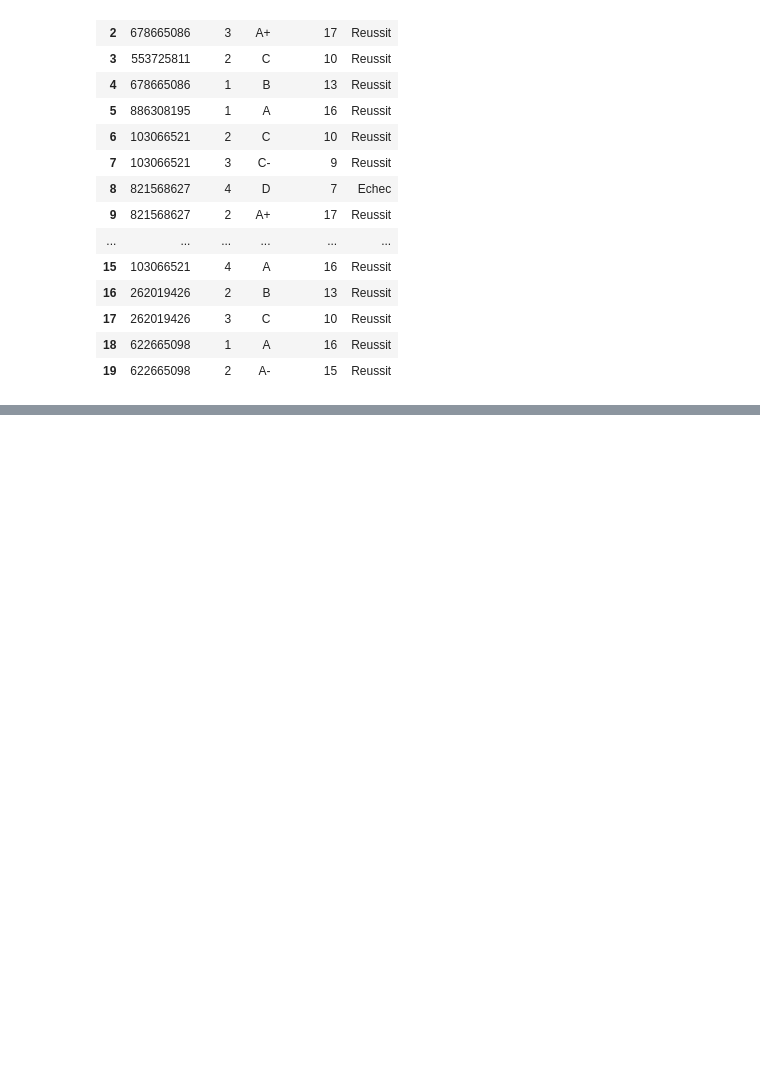
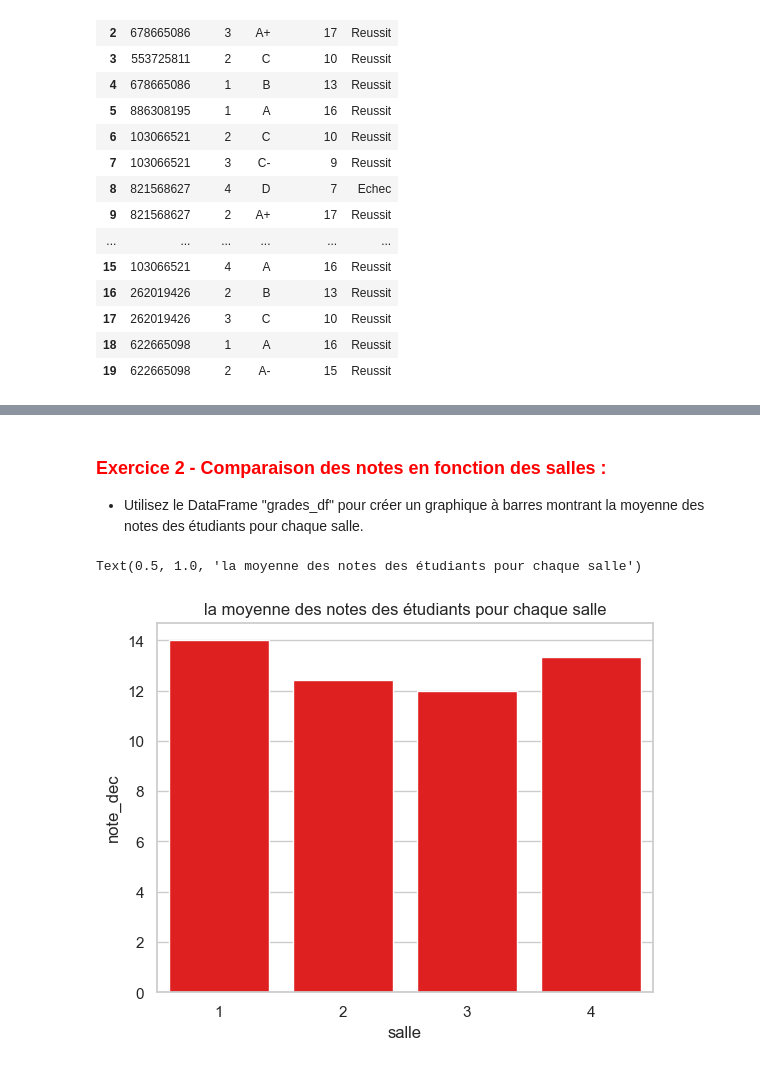
Before and after one commit to KiykoHanna/Simplon_Python, a Jupyter notebook: notebook.ipynb, the cells around one changed output, grey strips where cells are left out. Cells and saved outputs as stored; diff of their text form; code cells hidden in the pictures; blank space fills up the shorter version.

```diff
--- a/notebook.ipynb
+++ b/notebook.ipynb
@@ -913,0 +936,11 @@ grades_df
+# %% [markdown]
+### <span style=color:red>Exercice 2 - Comparaison des notes en fonction des salles :</span>
+-  Utilisez le DataFrame "grades_df" pour créer un graphique à barres montrant la moyenne des notes des étudiants pour chaque salle.
+# %%
+mean_salle = grades_df.groupby("salle")["note_dec"].mean()
+sns.barplot(mean_salle)
+
+plt.title("la moyenne des notes des étudiants pour chaque salle")
+# %% [output]
+Text(0.5, 1.0, 'la moyenne des notes des étudiants pour chaque salle')
+[figure, added]
```
Also changed, not shown: parts of 51 cells of this notebook, 1 other file.
